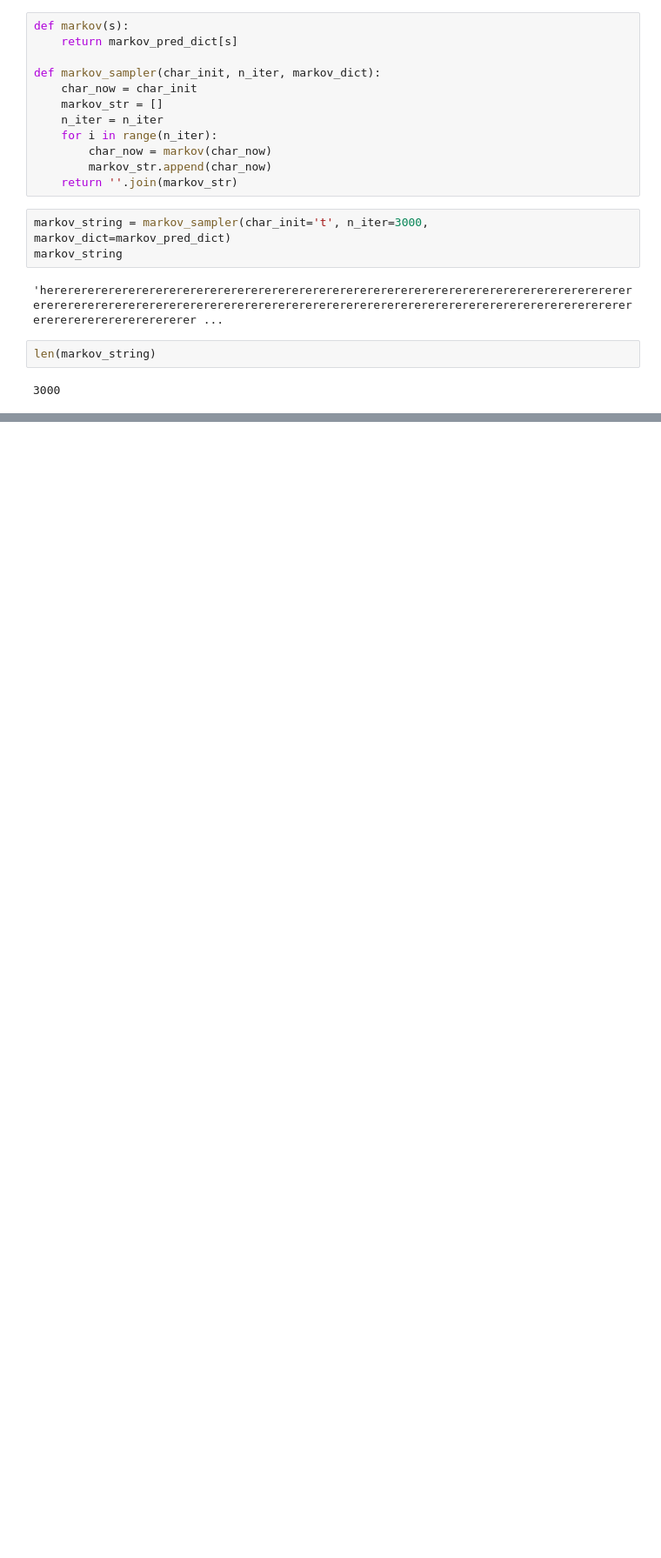
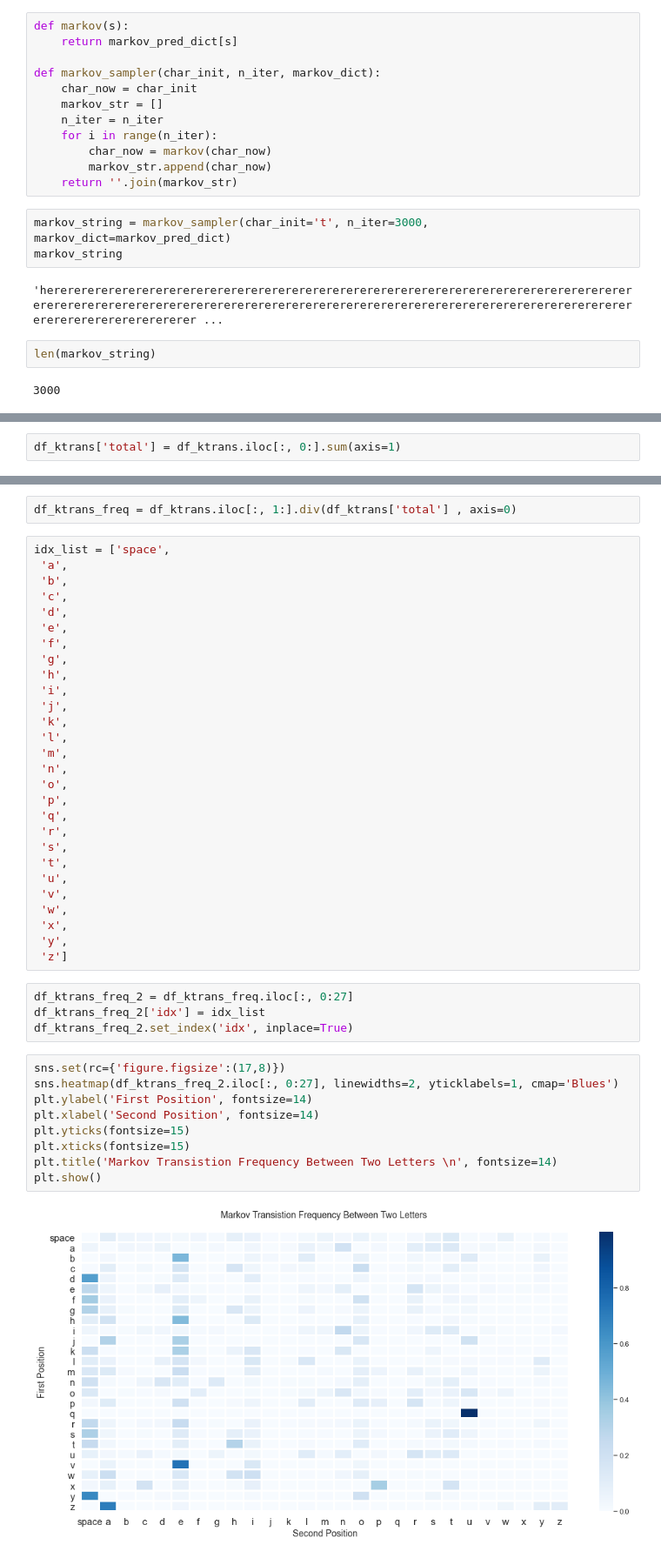
Before and after one commit to grantaguinaldo/ssie, a Jupyter notebook: ssie500/hw2/hw2.ipynb, the cells around one changed output, grey strips where cells are left out. Shown: that part at 87% size. Cells and saved outputs as stored; diff of their text form; blank space fills up the shorter version.

Commit message:
completed heatmap of transistion freq

```diff
--- a/ssie500/hw2/hw2.ipynb
+++ b/ssie500/hw2/hw2.ipynb
@@ -353,0 +380,2 @@ len(markov_string)
+# %%
+df_ktrans['total'] = df_ktrans.iloc[:, 0:].sum(axis=1)
@@ -353,0 +392,45 @@ len(markov_string)
+# %%
+df_ktrans_freq = df_ktrans.iloc[:, 1:].div(df_ktrans['total'] , axis=0)
+# %%
+idx_list = ['space',
+ 'a',
+ 'b',
+ 'c',
+ 'd',
+ 'e',
+ 'f',
+ 'g',
+ 'h',
+ 'i',
+ 'j',
+ 'k',
+ 'l',
+ 'm',
+ 'n',
+ 'o',
+ 'p',
+ 'q',
+ 'r',
+ 's',
+ 't',
+ 'u',
+ 'v',
+ 'w',
+ 'x',
+ 'y',
+ 'z']
+# %%
+df_ktrans_freq_2 = df_ktrans_freq.iloc[:, 0:27]
+df_ktrans_freq_2['idx'] = idx_list
+df_ktrans_freq_2.set_index('idx', inplace=True)
+# %%
+sns.set(rc={'figure.figsize':(17,8)})
+sns.heatmap(df_ktrans_freq_2.iloc[:, 0:27], linewidths=2, yticklabels=1, cmap='Blues')
+plt.ylabel('First Position', fontsize=14)
+plt.xlabel('Second Position', fontsize=14)
+plt.yticks(fontsize=15)
+plt.xticks(fontsize=15)
+plt.title('Markov Transistion Frequency Between Two Letters \n', fontsize=14)
+plt.show()
+# %% [output]
+[figure, added]
```
Also changed, not shown: parts of 11 cells of this notebook, 1 other file.
